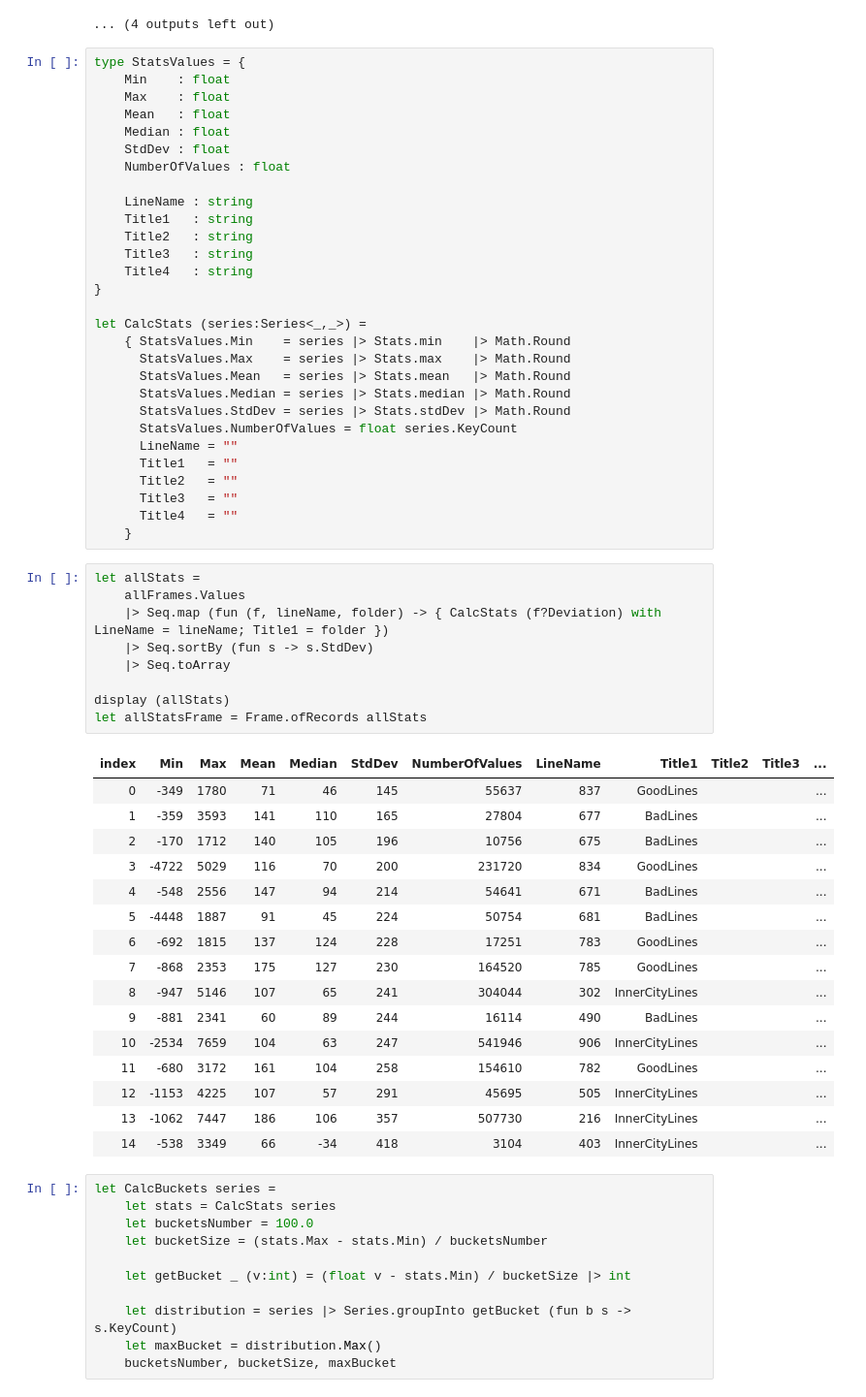
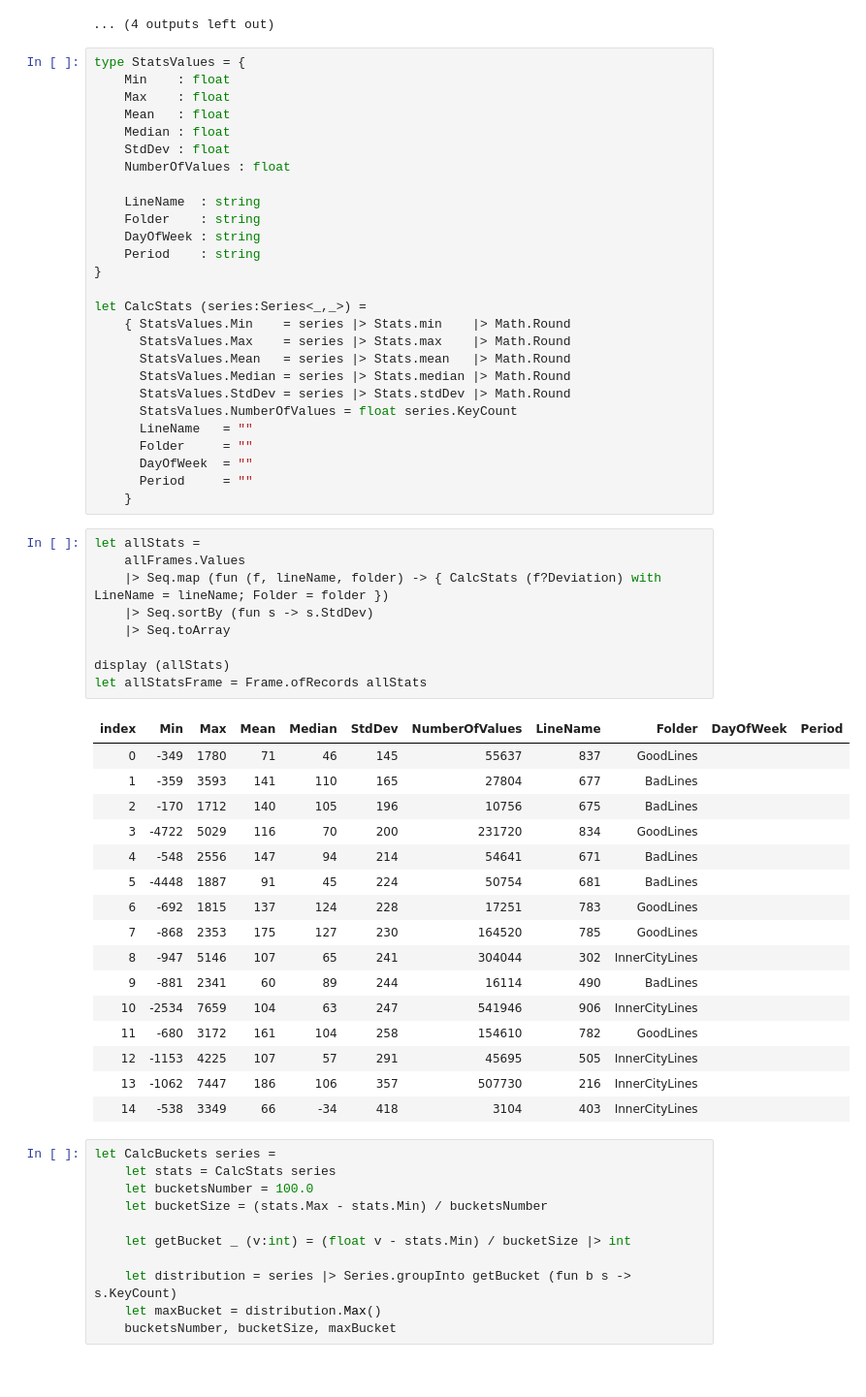
Before and after one commit to Smartrak/public-notebooks, a Jupyter notebook: Fs Actual Arrival Analysis.ipynb, the cells around one changed output. Shown: that part at 97% size. Drawn from its saved outputs; the diff is of its cells as text.

```diff
--- a/Fs Actual Arrival Analysis.ipynb
+++ b/Fs Actual Arrival Analysis.ipynb
@@ -125,11 +125,10 @@ type StatsValues = {
     StdDev : float
     NumberOfValues : float
 
-    LineName : string
-    Title1   : string
-    Title2   : string
-    Title3   : string
-    Title4   : string
+    LineName  : string
+    Folder    : string
+    DayOfWeek : string
+    Period    : string
 }
 
 let CalcStats (series:Series<_,_>) =
@@ -139,38 +138,37 @@ let CalcStats (series:Series<_,_>) =
       StatsValues.Median = series |> Stats.median |> Math.Round
       StatsValues.StdDev = series |> Stats.stdDev |> Math.Round
       StatsValues.NumberOfValues = float series.KeyCount
-      LineName = ""
-      Title1   = ""
-      Title2   = ""
-      Title3   = ""
-      Title4   = ""
+      LineName   = ""
+      Folder     = ""
+      DayOfWeek  = ""
+      Period     = ""
     }
 # %%
 let allStats =
     allFrames.Values
-    |> Seq.map (fun (f, lineName, folder) -> { CalcStats (f?Deviation) with LineName = lineName; Title1 = folder })
+    |> Seq.map (fun (f, lineName, folder) -> { CalcStats (f?Deviation) with LineName = lineName; Folder = folder })
     |> Seq.sortBy (fun s -> s.StdDev)
     |> Seq.toArray
 
 display (allStats)
 let allStatsFrame = Frame.ofRecords allStats
 # %% [output]
-| index | Min | Max | Mean | Median | StdDev | NumberOfValues | LineName | Title1 | Title2 | Title3 | ... |
-| 0 | -349 | 1780 | 71 | 46 | 145 | 55637 | 837 | GoodLines |  |  | ... |
-| 1 | -359 | 3593 | 141 | 110 | 165 | 27804 | 677 | BadLines |  |  | ... |
-| 2 | -170 | 1712 | 140 | 105 | 196 | 10756 | 675 | BadLines |  |  | ... |
-| 3 | -4722 | 5029 | 116 | 70 | 200 | 231720 | 834 | GoodLines |  |  | ... |
-| 4 | -548 | 2556 | 147 | 94 | 214 | 54641 | 671 | BadLines |  |  | ... |
-| 5 | -4448 | 1887 | 91 | 45 | 224 | 50754 | 681 | BadLines |  |  | ... |
-| 6 | -692 | 1815 | 137 | 124 | 228 | 17251 | 783 | GoodLines |  |  | ... |
-| 7 | -868 | 2353 | 175 | 127 | 230 | 164520 | 785 | GoodLines |  |  | ... |
-| 8 | -947 | 5146 | 107 | 65 | 241 | 304044 | 302 | InnerCityLines |  |  | ... |
-| 9 | -881 | 2341 | 60 | 89 | 244 | 16114 | 490 | BadLines |  |  | ... |
-| 10 | -2534 | 7659 | 104 | 63 | 247 | 541946 | 906 | InnerCityLines |  |  | ... |
-| 11 | -680 | 3172 | 161 | 104 | 258 | 154610 | 782 | GoodLines |  |  | ... |
-| 12 | -1153 | 4225 | 107 | 57 | 291 | 45695 | 505 | InnerCityLines |  |  | ... |
-| 13 | -1062 | 7447 | 186 | 106 | 357 | 507730 | 216 | InnerCityLines |  |  | ... |
-| 14 | -538 | 3349 | 66 | -34 | 418 | 3104 | 403 | InnerCityLines |  |  | ... |
+| index | Min | Max | Mean | Median | StdDev | NumberOfValues | LineName | Folder | DayOfWeek | Period |
+| 0 | -349 | 1780 | 71 | 46 | 145 | 55637 | 837 | GoodLines |  |  |
+| 1 | -359 | 3593 | 141 | 110 | 165 | 27804 | 677 | BadLines |  |  |
+| 2 | -170 | 1712 | 140 | 105 | 196 | 10756 | 675 | BadLines |  |  |
+| 3 | -4722 | 5029 | 116 | 70 | 200 | 231720 | 834 | GoodLines |  |  |
+| 4 | -548 | 2556 | 147 | 94 | 214 | 54641 | 671 | BadLines |  |  |
+| 5 | -4448 | 1887 | 91 | 45 | 224 | 50754 | 681 | BadLines |  |  |
+| 6 | -692 | 1815 | 137 | 124 | 228 | 17251 | 783 | GoodLines |  |  |
+| 7 | -868 | 2353 | 175 | 127 | 230 | 164520 | 785 | GoodLines |  |  |
+| 8 | -947 | 5146 | 107 | 65 | 241 | 304044 | 302 | InnerCityLines |  |  |
+| 9 | -881 | 2341 | 60 | 89 | 244 | 16114 | 490 | BadLines |  |  |
+| 10 | -2534 | 7659 | 104 | 63 | 247 | 541946 | 906 | InnerCityLines |  |  |
+| 11 | -680 | 3172 | 161 | 104 | 258 | 154610 | 782 | GoodLines |  |  |
+| 12 | -1153 | 4225 | 107 | 57 | 291 | 45695 | 505 | InnerCityLines |  |  |
+| 13 | -1062 | 7447 | 186 | 106 | 357 | 507730 | 216 | InnerCityLines |  |  |
+| 14 | -538 | 3349 | 66 | -34 | 418 | 3104 | 403 | InnerCityLines |  |  |
 # %%
 let CalcBuckets series =
     let stats = CalcStats series
```
Also changed, not shown: parts of 7 cells of this notebook.
